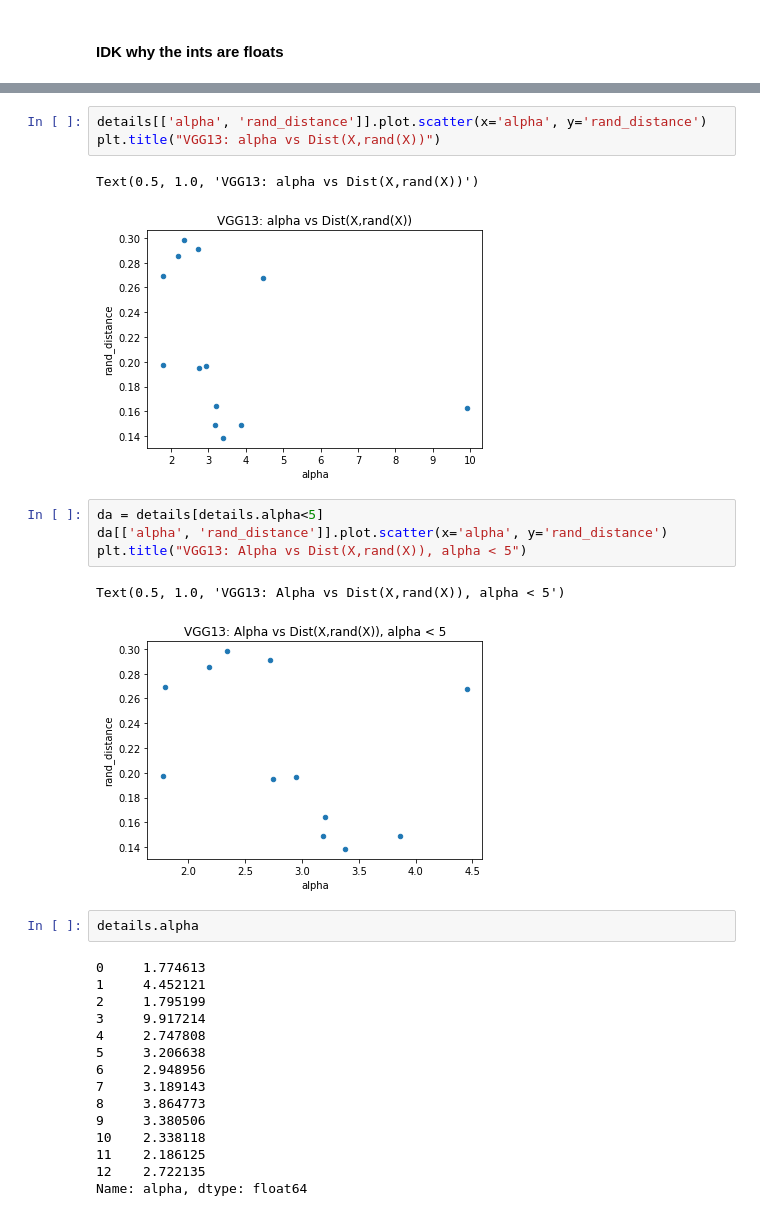
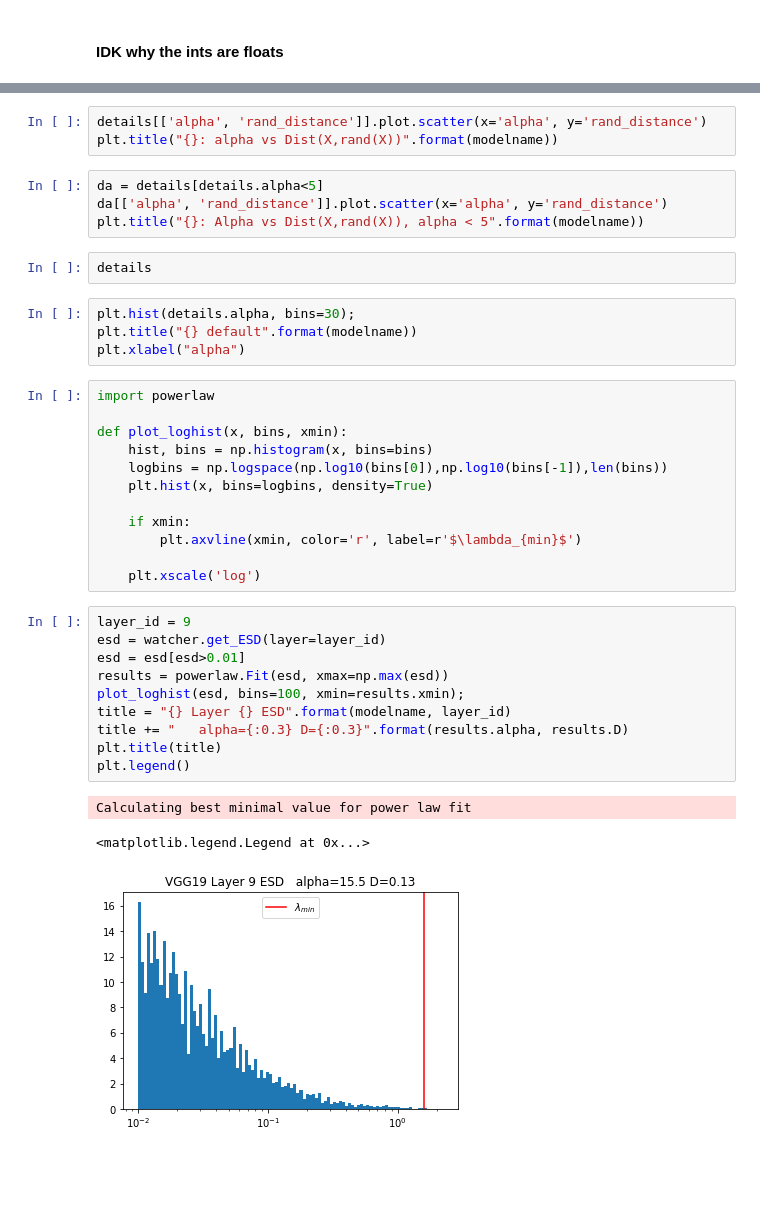
Before and after one commit to CalculatedContent/WeightWatcher, a Jupyter notebook: WWVGG-TestRandDistance.ipynb, the cells around one changed output, grey strips where cells are left out. Saved outputs shown, nothing was run; the diff lists cells and outputs as text; blank space fills up the shorter version.

Commit message:
rand distance metric notebook

```diff
--- a/WWVGG-TestRandDistance.ipynb
+++ b/WWVGG-TestRandDistance.ipynb
@@ -99,30 +100,39 @@ Text(0.5, 1.0, 'VGG13:   distance(X, rand(X))')
 # %%
 details[['alpha', 'rand_distance']].plot.scatter(x='alpha', y='rand_distance')
-plt.title("VGG13: alpha vs Dist(X,rand(X))")
+plt.title("{}: alpha vs Dist(X,rand(X))".format(modelname))
-# %% [output]
-Text(0.5, 1.0, 'VGG13: alpha vs Dist(X,rand(X))')
-[figure, removed]
 # %%
 da = details[details.alpha<5]
 da[['alpha', 'rand_distance']].plot.scatter(x='alpha', y='rand_distance')
-plt.title("VGG13: Alpha vs Dist(X,rand(X)), alpha < 5")
+plt.title("{}: Alpha vs Dist(X,rand(X)), alpha < 5".format(modelname))
-# %% [output]
-Text(0.5, 1.0, 'VGG13: Alpha vs Dist(X,rand(X)), alpha < 5')
-[figure, removed]
 # %%
-details.alpha
+details
-# %% [output]
-0     1.774613
-1     4.452121
-2     1.795199
-3     9.917214
-4     2.747808
-5     3.206638
-6     2.948956
-7     3.189143
-8     3.864773
-9     3.380506
-10    2.338118
-11    2.186125
-12    2.722135
-Name: alpha, dtype: float64
+# %%
+plt.hist(details.alpha, bins=30);
+plt.title("{} default".format(modelname))
+plt.xlabel("alpha")
+# %%
+import powerlaw
+
+def plot_loghist(x, bins, xmin):
+    hist, bins = np.histogram(x, bins=bins)
+    logbins = np.logspace(np.log10(bins[0]),np.log10(bins[-1]),len(bins))
+    plt.hist(x, bins=logbins, density=True)
+
+    if xmin:
+        plt.axvline(xmin, color='r', label=r'$\lambda_{min}$')
+
+    plt.xscale('log')
+# %%
+layer_id = 9
+esd = watcher.get_ESD(layer=layer_id)
+esd = esd[esd>0.01]
+results = powerlaw.Fit(esd, xmax=np.max(esd))
+plot_loghist(esd, bins=100, xmin=results.xmin);
+title = "{} Layer {} ESD".format(modelname, layer_id)
+title += "   alpha={:0.3} D={:0.3}".format(results.alpha, results.D)
+plt.title(title)
+plt.legend()
+# %% [output]
+Calculating best minimal value for power law fit
+<matplotlib.legend.Legend at 0x...>
+[figure, added]
```
Also changed, not shown: parts of 6 cells of this notebook.
